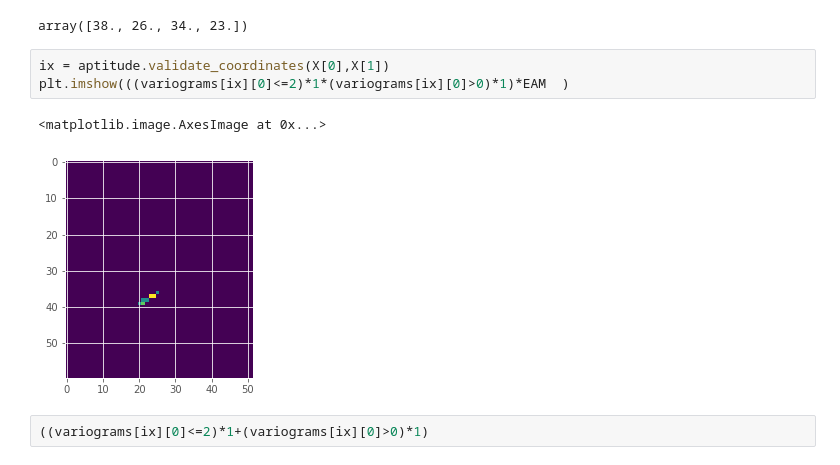
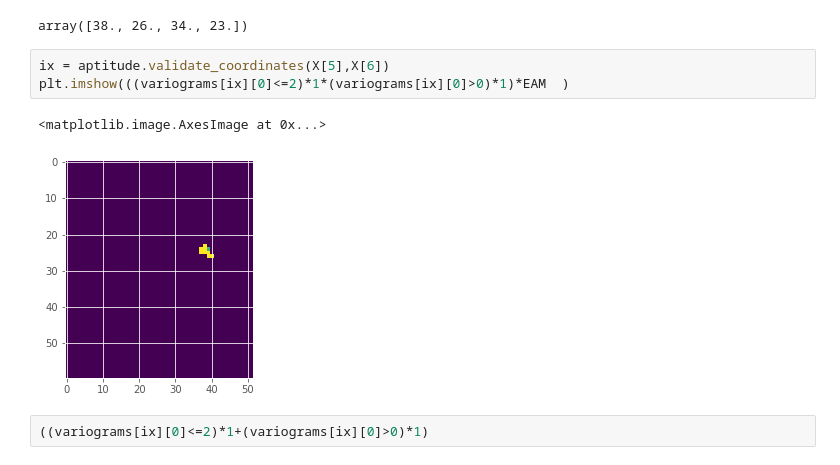
Before and after one commit to rdglpz/optimal_light_sensor_location, a Jupyter notebook: main_poc.ipynb, the cells around one changed output. Saved outputs shown, nothing was run; the diff lists cells and outputs as text.

```diff
--- a/main_poc.ipynb
+++ b/main_poc.ipynb
@@ -99,11 +104,11 @@ plt.show()
 # %% [output]
 array([38., 26., 34., 23.])
 # %%
-ix = aptitude.validate_coordinates(X[0],X[1])
+ix = aptitude.validate_coordinates(X[5],X[6])
 plt.imshow(((variograms[ix][0]<=2)*1*(variograms[ix][0]>0)*1)*EAM  )
 # %% [output]
 <matplotlib.image.AxesImage at 0x...>
-[figure, old version]
+[figure, new version]
 # %%
 ((variograms[ix][0]<=2)*1+(variograms[ix][0]>0)*1)
 # %% [output]
```
Also changed, not shown: parts of 3 cells of this notebook, 18 other files.
